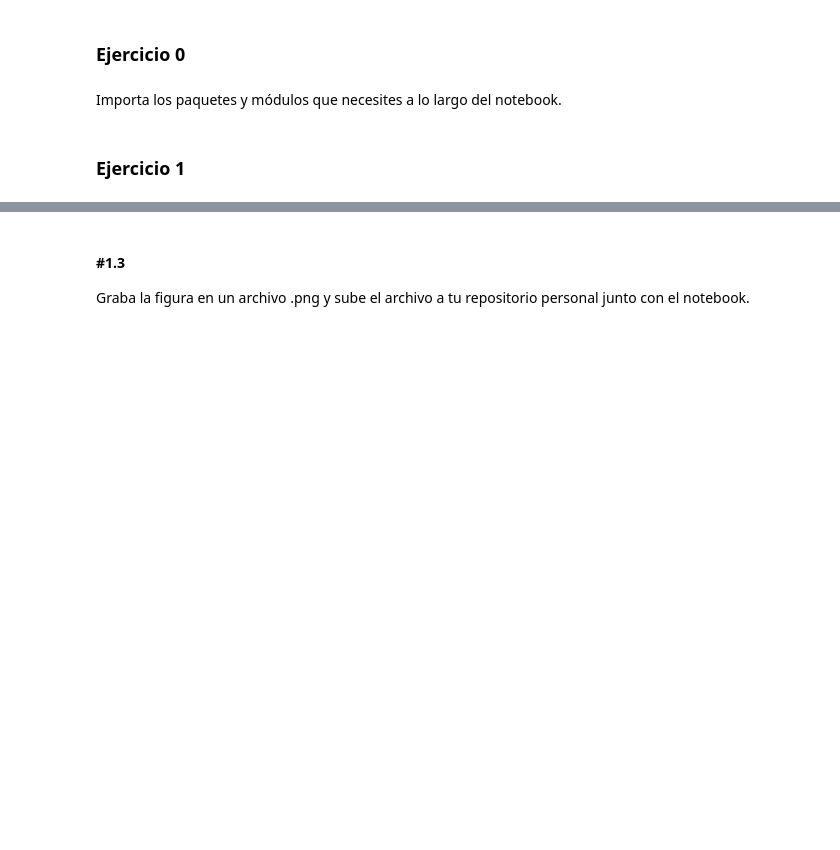
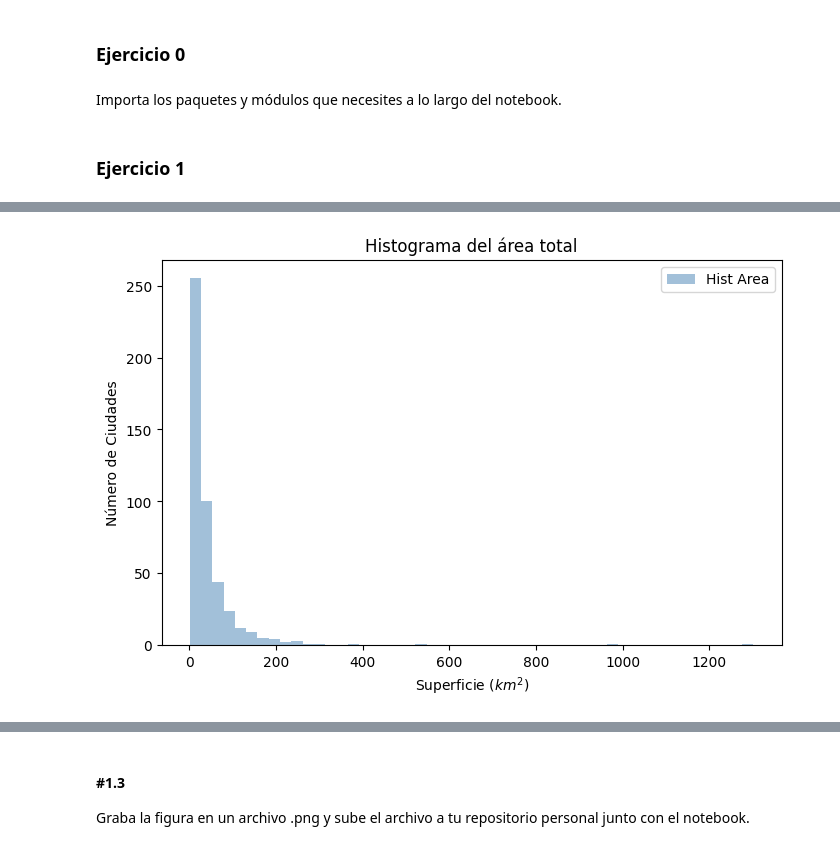
Before and after one commit to eleacos/DS-Online-Elena-Acosta, a Jupyter notebook: 03_Data_Analysis/Sprint_08/Unidad_01_Visualizacion_Basica_Matplotlib/03_Practica_Obligatoria/18_Practica_Obligatoria_Visualizacion_Basica.ipynb, the cells around one changed output, grey strips where cells are left out. Cells and saved outputs as stored; diff of their text form; code cells hidden in the pictures; blank space fills up the shorter version.

```diff
--- a/03_Data_Analysis/Sprint_08/Unidad_01_Visualizacion_Basica_Matplotlib/03_Practica_Obligatoria/18_Practica_Obligatoria_Visualizacion_Basica.ipynb
+++ b/03_Data_Analysis/Sprint_08/Unidad_01_Visualizacion_Basica_Matplotlib/03_Practica_Obligatoria/18_Practica_Obligatoria_Visualizacion_Basica.ipynb
@@ -161,0 +166,23 @@ plt.boxplot(cities["elevation_m"], vert = False);
+# %%
+#2. 2. Histograma del área total ocupada por las ciudades. (50 bins,
+# fuente = "Bradley Hand ITC", tamaño 18, color azul acero o "steelblue")
+plt.figure(figsize=(8,5))
+
+plt.hist(df["area_total_km2"],
+         color= "steelblue",
+         alpha=0.5,
+         bins=50,
+         label = "Hist Area")
+
+plt.xlabel("Superficie ($km^2$)")
+plt.ylabel("Número de Ciudades")
+plt.legend()
+plt.title("Histograma del área total") #no lo pedía, pero queda mejor
+
+
+plt.show()
+
+# Rodrigo no exigue poner el formato de cursivas, porque es un "jaleo". No renta
+# 'Google fonts' ofrece fuentes gratis si queremos, porque muchas son de pago
+# %% [output]
+[figure, added]
```
Also changed, not shown: parts of 25 cells of this notebook, 2 other files.
